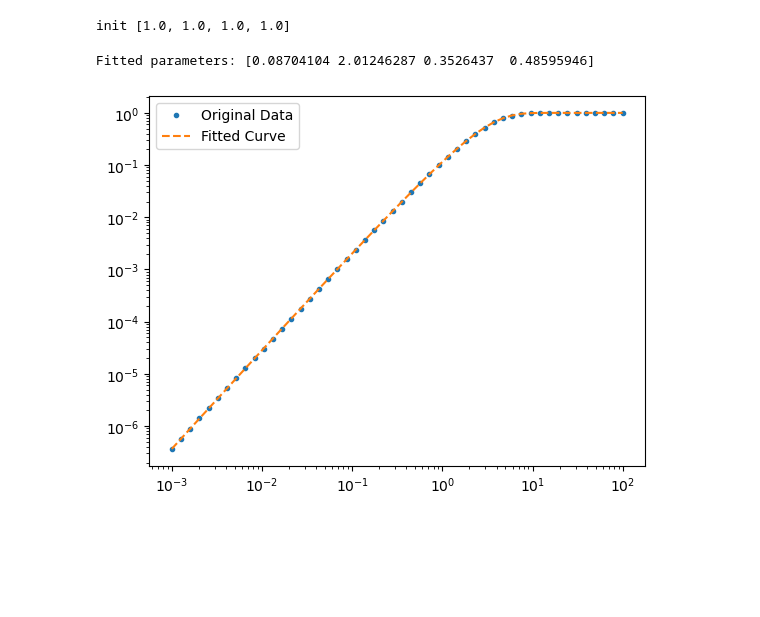
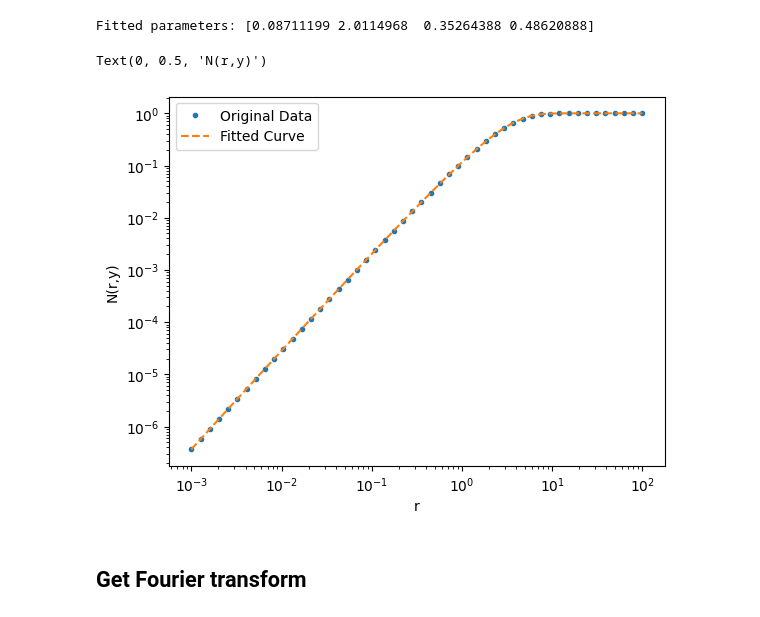
Before and after one commit to camcasuga/sidis_fit, a Jupyter notebook: src/fitting.ipynb, the cells around one changed output. Drawn from its saved outputs; the diff is of its cells as text; code cells hidden in the pictures; blank space fills up the shorter version.

```diff
--- a/src/fitting.ipynb
+++ b/src/fitting.ipynb
@@ -4,31 +4,32 @@ import minimizing
 import numpy as np
 import matplotlib.pyplot as plt
 # %%
-bk_file = "/home/caaucasu/sidis_fit/data/bk_samplefrommvefit.dat"
+bk_file = "../data/bk_samplefrommvefit.dat"
 BKinterpolator = dipole.BKDipole(bk_file)
-init = [1.0, 1.0, 1.0, 1.0]
-lbounds = [0.001, 0.001, 0.001, 0.001]
+init = [1.0, 0.8, 1.0, 1.0]
+lbounds = [0.001, 0.1, 0.1, 0.001]
 ubounds = [10.0, 100.0, 100.0, 10.0]
 #init = [(lbounds[i] + ubounds[i])/2 for i in range(len(lbounds))]
-print("init", init)
-NrY = lambda yy,rr: BKinterpolator.ln_Nr(yy,rr)
 y = 2.0
 r = np.logspace(-3, 2, 50)
-minimizer = minimizing.MyMinimizer(NrY, y, r, init) #, lbounds = lbounds, ubounds = ubounds)
+Nyr = lambda yy,rr: BKinterpolator.ln_Nr(yy,rr) # Make interpolator to a callable function
+minimizer = minimizing.MyMinimizer(Nyr, y, r, init, lbounds = lbounds, ubounds = ubounds)
 out = minimizer.fit_ls()
+fit_params = out.x
+fit_func = minimizer.parametrization(fit_params[0], fit_params[1], fit_params[2], fit_params[3])
+print("Fitted parameters:", fit_params)
 # %% [output]
-init [1.0, 1.0, 1.0, 1.0]
+Fitted parameters: [0.08711199 2.0114968  0.35264388 0.48620888]
-# %%
-fit_params = out.x
-fit_func = minimizer.parametrization(fit_params[0], fit_params[1], fit_params[2], fit_params[3])
-print("Fitted parameters:", fit_params)
-# %% [output]
-Fitted parameters: [0.08704104 2.01246287 0.3526437  0.48595946]
 # %%
-plt.plot(r, np.exp(NrY(y,r)), '.', label='Original Data')
+plt.plot(r, np.exp(Nyr(y,r)), '.', label='Original Data')
 plt.plot(r, np.exp(fit_func), label='Fitted Curve', linestyle='--')
 plt.legend()
 plt.xscale('log')
 plt.yscale('log')
+plt.xlabel('r')
+plt.ylabel('N(r,y)')
 # %% [output]
+Text(0, 0.5, 'N(r,y)')
-[figure, old version]
+[figure, new version]
+# %% [markdown]
+## Get Fourier transform
```
Also changed, not shown: parts of 2 cells of this notebook, 2 other files.
